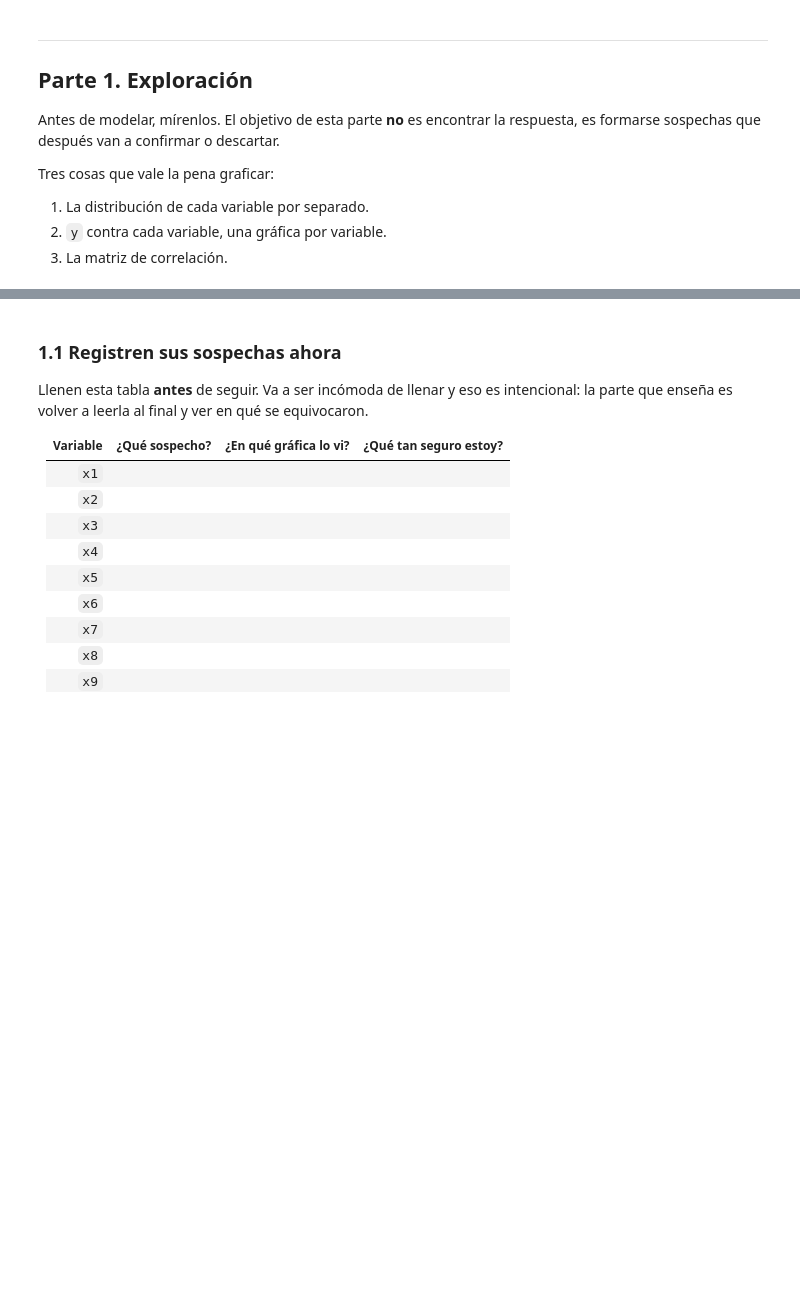
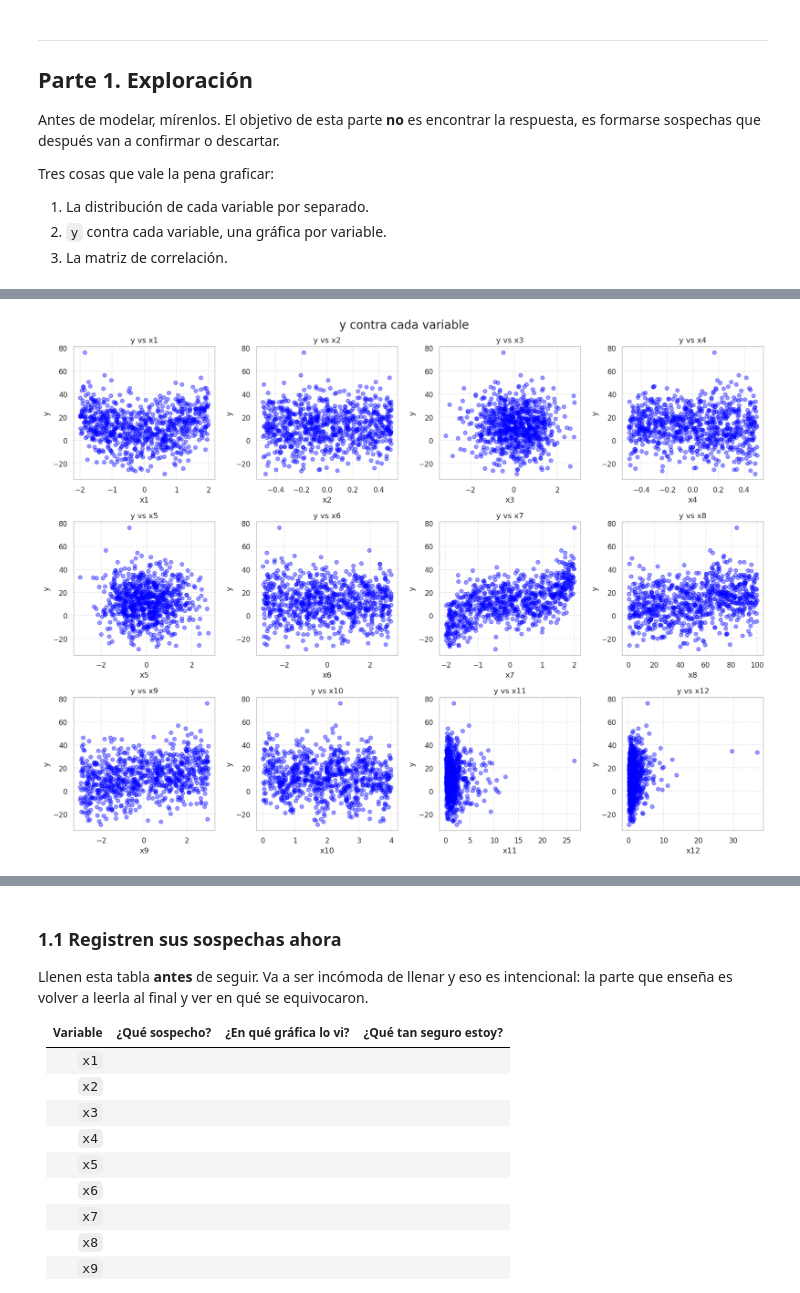
Before and after one commit to nasaul/mineria_datos, a Jupyter notebook: tareas/tarea_01_aproximacion_funcion.ipynb, the cells around one changed output, grey strips where cells are left out. Saved outputs shown, nothing was run; the diff lists cells and outputs as text; code cells hidden in the pictures; blank space fills up the shorter version.

```diff
--- a/tareas/tarea_01_aproximacion_funcion.ipynb
+++ b/tareas/tarea_01_aproximacion_funcion.ipynb
@@ -167,5 +202,18 @@ Tres cosas que vale la pena graficar:
 # %%
 # TODO: `y` contra cada variable. Una rejilla de 12 paneles.
 # Usen puntos con transparencia (`alpha`): con 800 observaciones se traslapan.
+fig, axes = plt.subplots(nrows=3, ncols=4, figsize=(16, 12))
+axes = axes.flatten()
+for i, var in enumerate(VARIABLES):
+    axes[i].scatter(train[var], train['y'], alpha=0.4, color='blue')
+    axes[i].set_title(f'y vs {var}')
+    axes[i].set_xlabel(var)
+    axes[i].set_ylabel('y')
+    axes[i].grid(False , linestyle='--', alpha=0.5)
+
+plt.suptitle('y contra cada variable', fontsize=18)
+plt.tight_layout()
+# %% [output]
+[figure, added]
 # %%
 # TODO: matriz de correlación entre las 12 variables y `y`.
```
Also changed, not shown: parts of 16 cells of this notebook, 1 other file.
